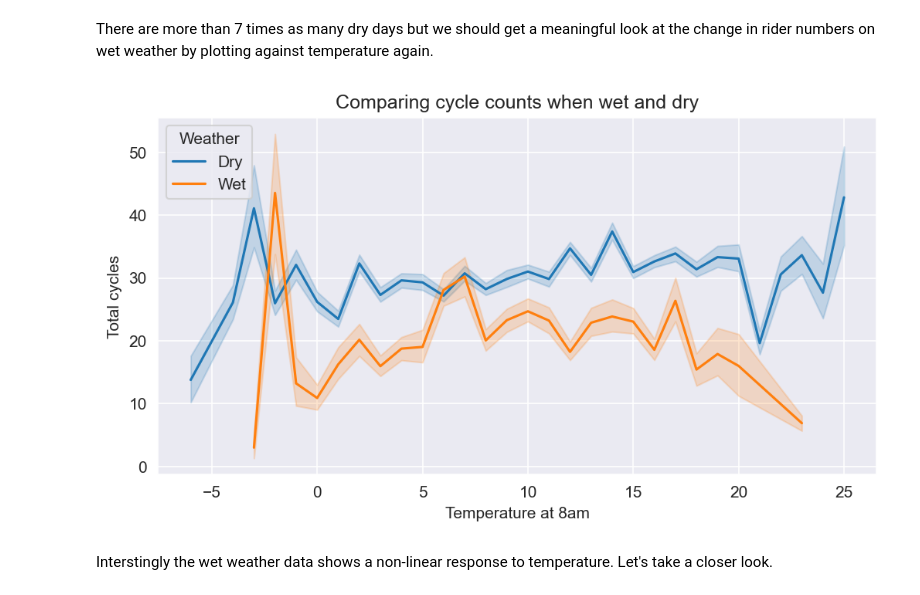
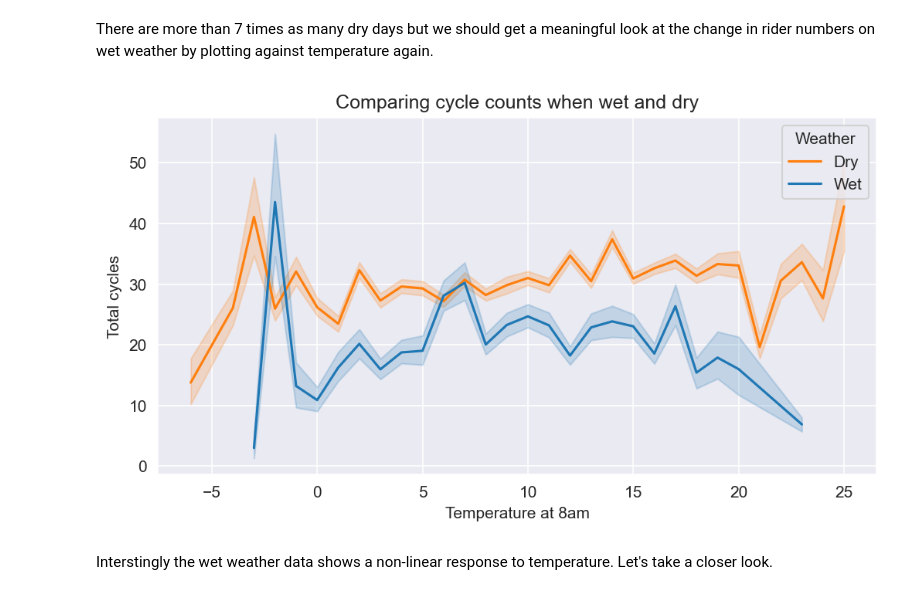
Before and after one commit to stepons/PostWorkings, a Jupyter notebook: Cycling in weather/Cycling in weather.ipynb, the cells around one changed output. Drawn from its saved outputs; the diff is of its cells as text; code cells hidden in the pictures.

```diff
--- a/Cycling in weather/Cycling in weather.ipynb
+++ b/Cycling in weather/Cycling in weather.ipynb
@@ -329,16 +329,28 @@ Name: Weather, dtype: int64
 There are more than 7 times as many dry days but we should get a meaningful look at the change in rider numbers on wet weather by plotting against temperature again.
 # %%
 #I'll plot cycle counts for wet and dry days
+
+# I'll change the colour palette order so that wet days are plotted in blue
+default_palette = sns.color_palette()
+
+# Reverse the order of the first two colors in the list
+reversed_first_two_colors = default_palette[:2][::-1] + default_palette[2:]
+
+# Create a Seaborn plot with the reversed palette
+sns.set_palette(reversed_first_two_colors)
+
 plt.figure(figsize=(8,4), dpi=150)
 plt.title('Comparing cycle counts when wet and dry')
+
 sns.lineplot(x='temp_integer', y='Total cycles', hue= 'Weather', data=AM_peak_trips)
 plt.xlabel('Temperature at 8am')
+plt.legend(title='Weather', loc='upper right')
 
 legend = plt.gca().get_legend()
 legend.texts[0].set_text('Dry')
 legend.texts[1].set_text('Wet')
 # %% [output]
-[figure, old version]
+[figure, new version]
 # %% [markdown]
 Interstingly the wet weather data shows a non-linear response to temperature. Let's take a closer look.
 # %%
```
Also changed, not shown: parts of 5 cells of this notebook, 11 other files.
